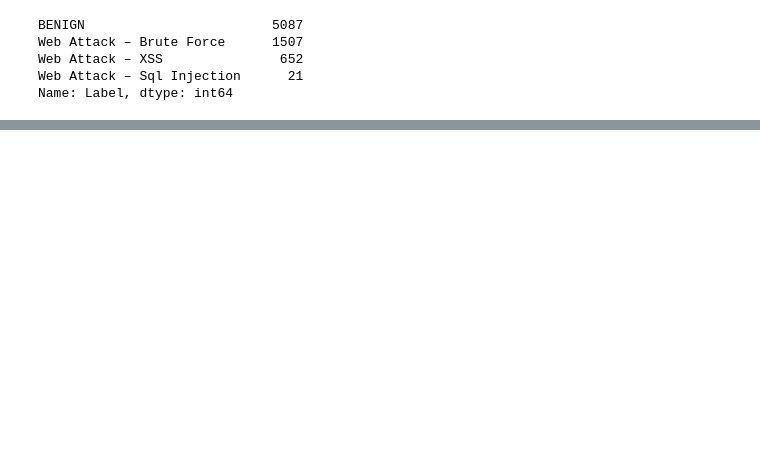
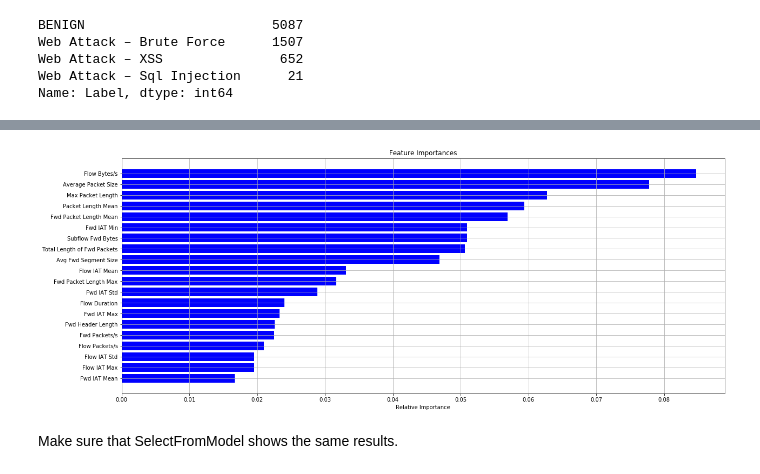
Before and after one commit to fisher85/ml-cybersecurity, a Jupyter notebook: python-web-attack-detection/web-attack-detection.ipynb, the cells around one changed output, grey strips where cells are left out. Cells and saved outputs as stored; diff of their text form; code cells hidden in the pictures; blank space fills up the shorter version.

```diff
--- a/python-web-attack-detection/web-attack-detection.ipynb
+++ b/python-web-attack-detection/web-attack-detection.ipynb
@@ -227,0 +309,4 @@ Source(tree.export_graphviz(decision_tree, out_file=None, feature_names=X.column
+# %%
+indices = np.argsort(decision_tree.feature_importances_)[::-1]
+for idx, i in enumerate(indices[:10]):
+    print("{}.\t{} - {}".format(idx, X_train.columns[i], decision_tree.feature_importances_[i]))
@@ -285,12 +365,0 @@ impor_bars = pd.DataFrame({'Features':refclasscol[0:20],'importance':importances
-# %%
-import matplotlib.pyplot as plt
-indices = np.argsort(importances)[-20:]
-plt.title('Feature Importances')
-plt.barh(range(len(indices)), importances[indices], color='b', align='center')
-plt.yticks(range(len(indices)), [features[i] for i in indices])
-plt.xlabel('Relative Importance')
-plt.rcParams['figure.figsize'] = (20, 6)
-plt.rcParams['axes.grid.axis'] = 'y'
-plt.rcParams['axes.grid'] = True
-plt.grid()
-plt.show()
@@ -374,14 +365,0 @@ def f1_score(raw_f1):
-# %%
-#  Задаем множества  X и y
-
-df=df.fillna(0)
-attack_or_not=[]
-for i in df["Label"]: #it changes the normal label to "1" and the attack tag to "0" for use in the machine learning algorithm
-    if i =="BENIGN":
-        attack_or_not.append(1)
-    else:
-        attack_or_not.append(0)
-df["Label"]=attack_or_not
-y = df["Label"] #this section separates the label and the data into two separate pieces, as Label=y Data=X
-del df["Label"]
-X=df
@@ -1013,0 +380,14 @@ GridSearchCV(cv=StratifiedKFold(n_splits=5, random_state=1, shuffle=True),
+# %%
+indices = np.argsort(importances)[-20:]
+plt.rcParams['figure.figsize'] = (20, 8)
+plt.title('Feature Importances')
+plt.barh(range(len(indices)), importances[indices], color='b', align='center')
+plt.yticks(range(len(indices)), [features[i] for i in indices])
+plt.xlabel('Relative Importance')
+plt.grid()
+plt.savefig('feature_importances.png', dpi=300)
+plt.show()
+# %% [output]
+[figure, added]
+# %% [markdown]
+Make sure that SelectFromModel shows the same results.
```
Also changed, not shown: parts of 143 cells of this notebook, 8 other files.
